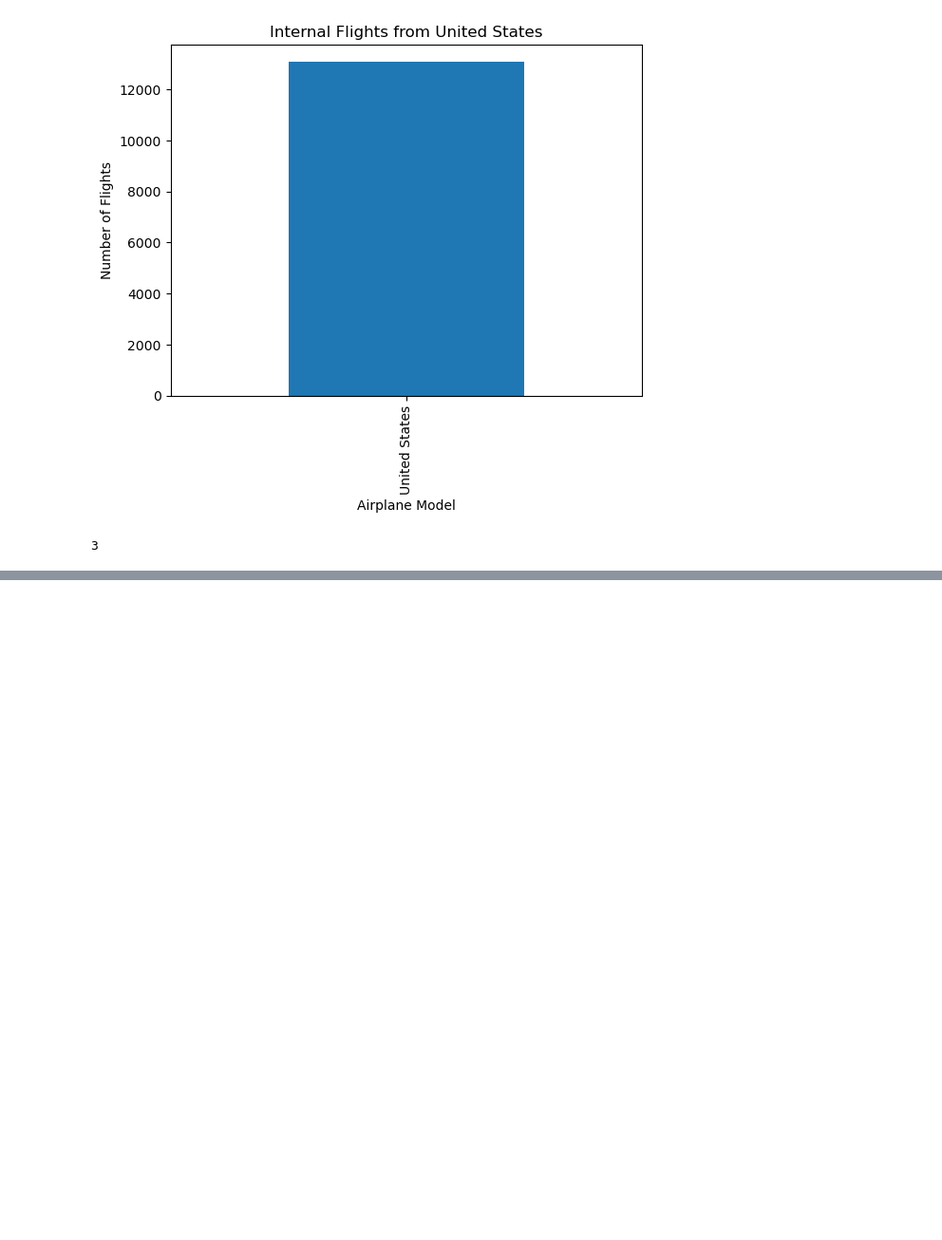
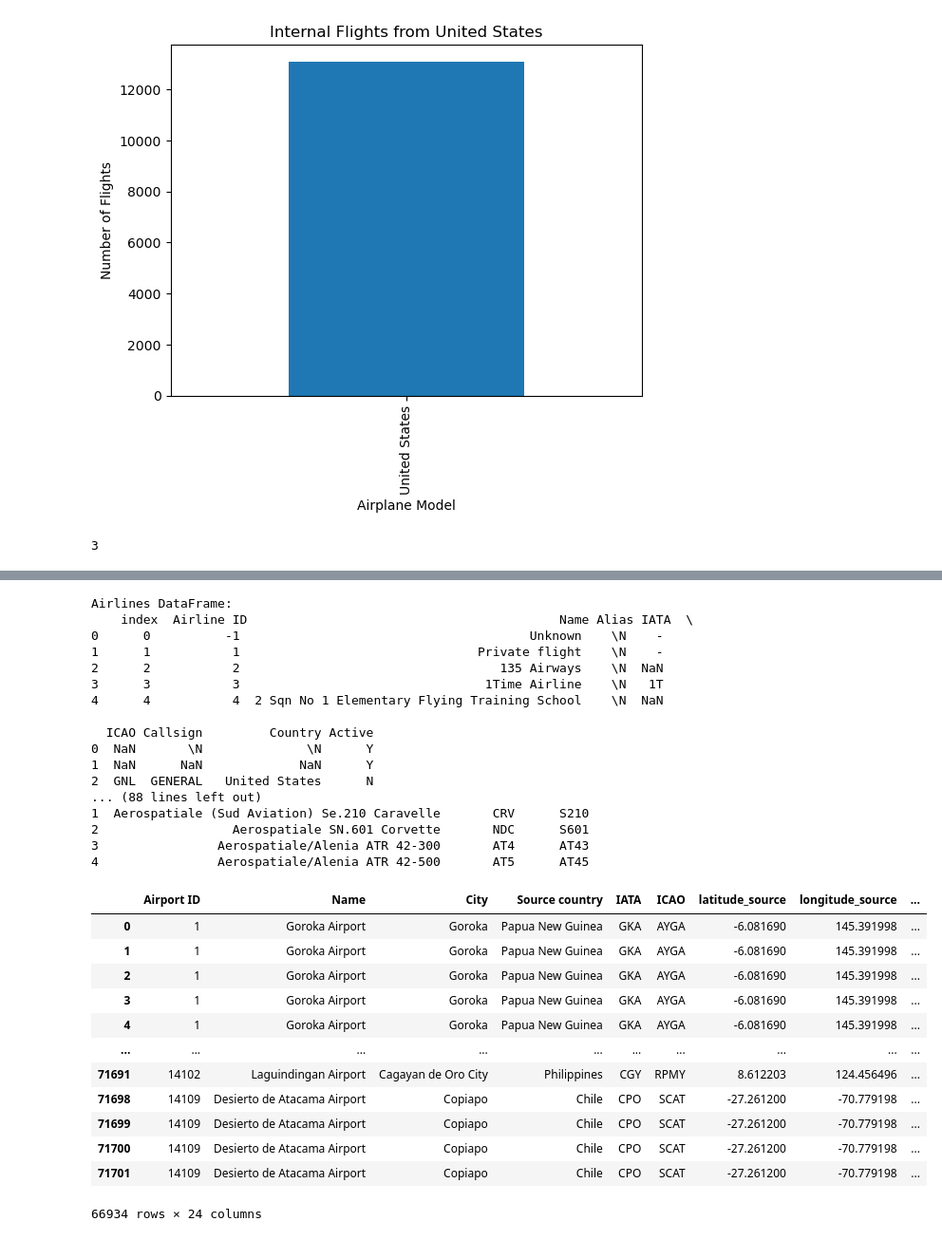
Before and after one commit to CarolinaAparicio2001/ADPRO, a Jupyter notebook: Showcase_Notebook.ipynb, the cells around one changed output, grey strips where cells are left out. Shown at 95% size. Drawn from its saved outputs; the diff is of its cells as text; code cells hidden in the pictures; blank space fills up the shorter version.

```diff
--- a/Showcase_Notebook.ipynb
+++ b/Showcase_Notebook.ipynb
@@ -252,0 +558,39 @@ a +2
+# %%
+# Assuming you have an instance of the RouteAnalyzer class
+route_analyzer = Airplane()
+
+# Download and prepare the data
+route_analyzer.download_data()
+
+route_analyzer.merge_datasets()
+# %% [output]
+Airlines DataFrame:
+    index  Airline ID                                          Name Alias IATA  \
+0      0          -1                                       Unknown    \N    -
+1      1           1                                Private flight    \N    -
+2      2           2                                   135 Airways    \N  NaN
+3      3           3                                 1Time Airline    \N   1T
+4      4           4  2 Sqn No 1 Elementary Flying Training School    \N  NaN
+
+  ICAO Callsign         Country Active
+0  NaN       \N              \N      Y
+1  NaN      NaN             NaN      Y
+2  GNL  GENERAL   United States      N
+... (88 lines left out)
+1  Aerospatiale (Sud Aviation) Se.210 Caravelle       CRV      S210
+2                  Aerospatiale SN.601 Corvette       NDC      S601
+3                Aerospatiale/Alenia ATR 42-300       AT4      AT43
+4                Aerospatiale/Alenia ATR 42-500       AT5      AT45
+|  | Airport ID | Name | City | Source country | IATA | ICAO | latitude_source | longitude_source | ... |
+| 0 | 1 | Goroka Airport | Goroka | Papua New Guinea | GKA | AYGA | -6.081690 | 145.391998 | ... |
+| 1 | 1 | Goroka Airport | Goroka | Papua New Guinea | GKA | AYGA | -6.081690 | 145.391998 | ... |
+| 2 | 1 | Goroka Airport | Goroka | Papua New Guinea | GKA | AYGA | -6.081690 | 145.391998 | ... |
+| 3 | 1 | Goroka Airport | Goroka | Papua New Guinea | GKA | AYGA | -6.081690 | 145.391998 | ... |
+| 4 | 1 | Goroka Airport | Goroka | Papua New Guinea | GKA | AYGA | -6.081690 | 145.391998 | ... |
+| ... | ... | ... | ... | ... | ... | ... | ... | ... | ... |
+| 71691 | 14102 | Laguindingan Airport | Cagayan de Oro City | Philippines | CGY | RPMY | 8.612203 | 124.456496 | ... |
+| 71698 | 14109 | Desierto de Atacama Airport | Copiapo | Chile | CPO | SCAT | -27.261200 | -70.779198 | ... |
+| 71699 | 14109 | Desierto de Atacama Airport | Copiapo | Chile | CPO | SCAT | -27.261200 | -70.779198 | ... |
+| 71700 | 14109 | Desierto de Atacama Airport | Copiapo | Chile | CPO | SCAT | -27.261200 | -70.779198 | ... |
+| 71701 | 14109 | Desierto de Atacama Airport | Copiapo | Chile | CPO | SCAT | -27.261200 | -70.779198 | ... |
+66934 rows × 24 columns
```
Also changed, not shown: parts of 3 cells of this notebook.
